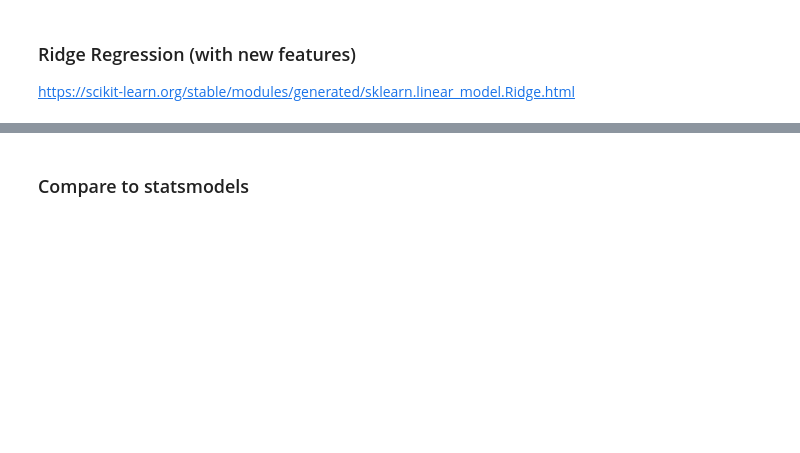
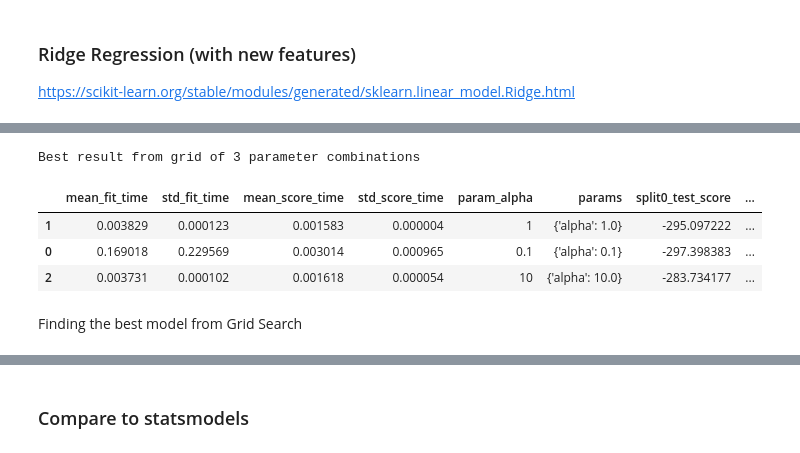
Before and after one commit to LambdaSchool/DS-Unit-2-Sprint-4-Model-Validation, a Jupyter notebook: LS_DS_243_Select_models_and_parameters_assignment.ipynb, the cells around one changed output, grey strips where cells are left out. Cells and saved outputs as stored; diff of their text form; code cells hidden in the pictures; blank space fills up the shorter version.

```diff
--- a/LS_DS_243_Select_models_and_parameters_assignment.ipynb
+++ b/LS_DS_243_Select_models_and_parameters_assignment.ipynb
@@ -376,0 +640,20 @@ X_train['annual'] = (X_train.index - X_train.index[0]).days / 365.
+# %%
+%%time
+
+param_grid = {
+    'n_estimators': [100],
+    'max_depth': [5,10,15],
+    'criterion': ['mae']
+}
+
+
+gridsearch = GridSearchCV(RandomForestRegressor(), param_grid=param_grid,
+                          scoring='neg_mean_absolute_error', cv=3,
+                          return_train_score=True, verbose=10)
+
+gridsearch.fit(X_train, y_train)
+# gridsearch = GridSearchCV(RandomForestRegressor(), param_grid=param_grid,
+#                          scoring='neg_mean_absolute_error', cv=3,
+#                          return_train_score=True, verbose=10)
+
+# gridsearch.fit(X_train, y_train)
@@ -382,0 +694,12 @@ https://scikit-learn.org/stable/modules/generated/sklearn.linear_model.Ridge.htm
+# %%
+from sklearn.linear_model import Ridge
+
+param_grid ={
+    'alpha': [0.1, 1.0, 10.]
+}
+
+gridsearch = GridSearchCV(Ridge(), param_grid=param_grid,
+                          scoring='neg_mean_absolute_error', cv=3,
+                         return_train_score=True)
+
+gridsearch.fit(X_train, y_train)
@@ -382,0 +714,12 @@ https://scikit-learn.org/stable/modules/generated/sklearn.linear_model.Ridge.htm
+# %%
+results = pd.DataFrame(gridsearch.cv_results_)
+print(f'Best result from grid of {len(results)} parameter combinations')
+results.sort_values(by ='rank_test_score').head()
+# %% [output]
+Best result from grid of 3 parameter combinations
+|  | mean_fit_time | std_fit_time | mean_score_time | std_score_time | param_alpha | params | split0_test_score | ... |
+| 1 | 0.003829 | 0.000123 | 0.001583 | 0.000004 | 1 | {'alpha': 1.0} | -295.097222 | ... |
+| 0 | 0.169018 | 0.229569 | 0.003014 | 0.000965 | 0.1 | {'alpha': 0.1} | -297.398383 | ... |
+| 2 | 0.003731 | 0.000102 | 0.001618 | 0.000054 | 10 | {'alpha': 10.0} | -283.734177 | ... |
+# %% [markdown]
+Finding the best model from Grid Search
```
Also changed, not shown: parts of 49 cells of this notebook.
